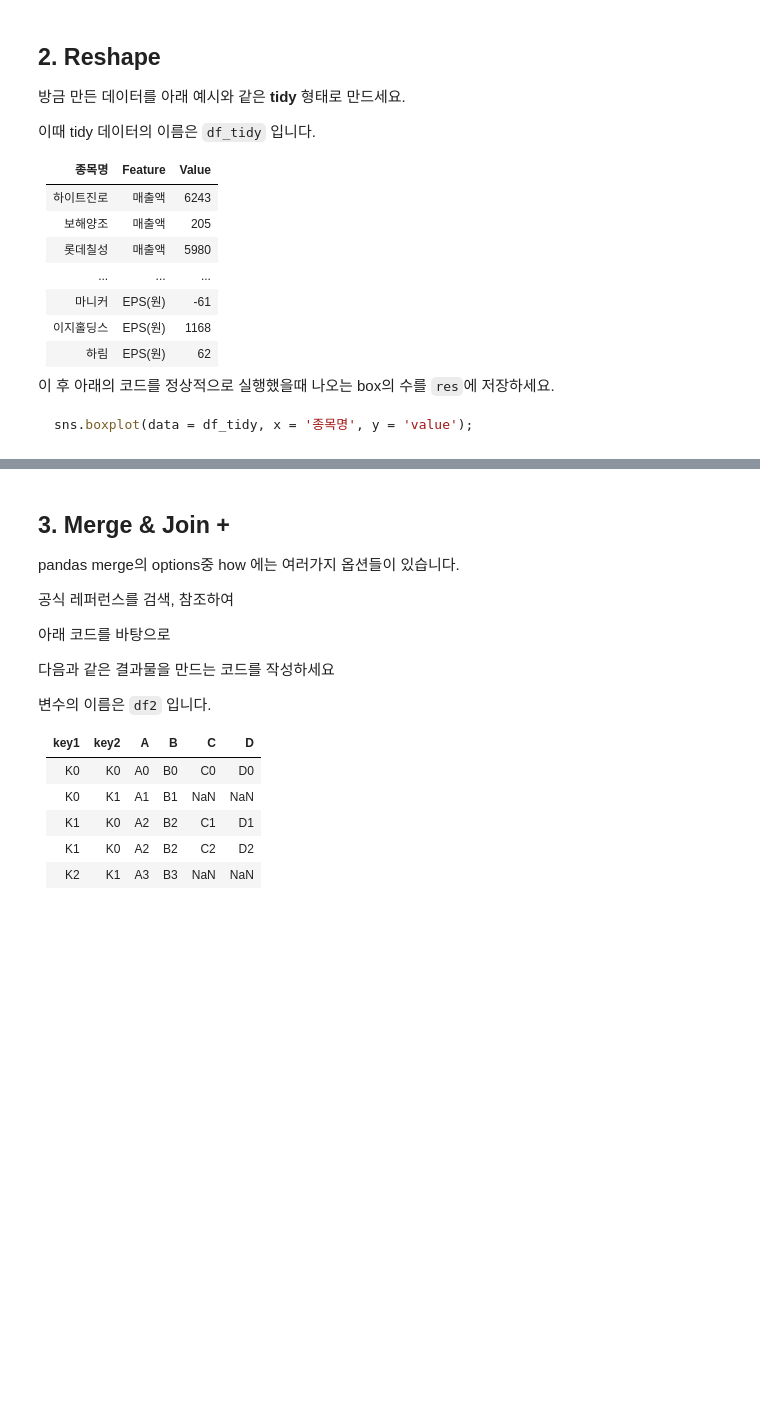
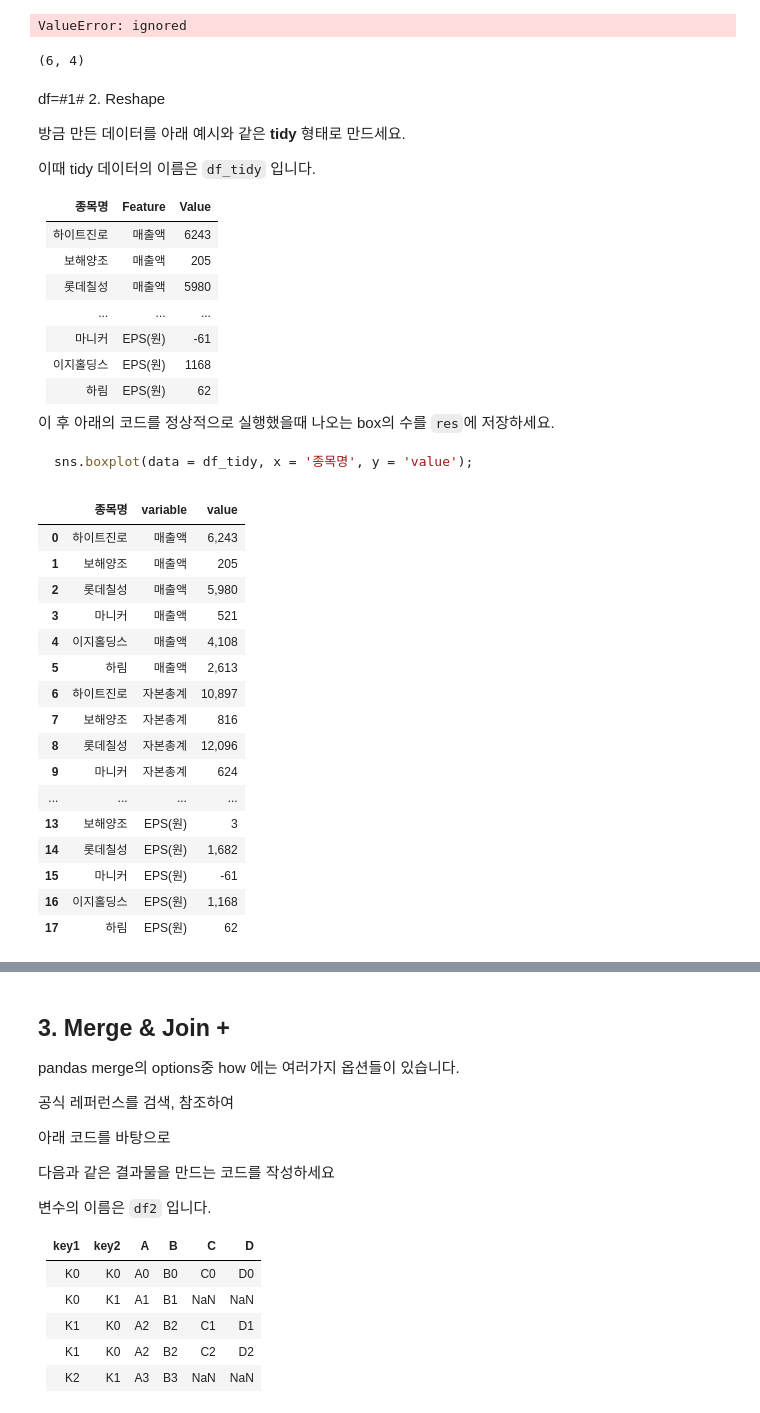
Before and after one commit to ttogle918/ds-zip, a Jupyter notebook: n113-data-manipulation/n113a-data-manipulation.ipynb, the cells around one changed output, grey strips where cells are left out. Saved outputs shown, nothing was run; the diff lists cells and outputs as text; code cells hidden in the pictures; blank space fills up the shorter version.

````diff
--- a/n113-data-manipulation/n113a-data-manipulation.ipynb
+++ b/n113-data-manipulation/n113a-data-manipulation.ipynb
@@ -56,3 +56,22 @@ df1 = pd.read_csv(urlhead + '000080.csv')
 - 합친 이후의 index를 종목명으로 설정 및 drop
 
 이라는 단계를 거치면 될겁니다.
+# %%
+import pandas as pd
+
+stock_url = 'https://ds-lecture-data.s3.ap-northeast-2.amazonaws.com/stocks/'
+
+# a = pd.read_csv(data_url + '000080.csv')
+# a= a.transpose()
+
+# new_header = a.iloc[0]
+# a = a[1:]
+# a.columns = new_header
+
+def df_load(df_url):
+    df = pd.read_csv(stock_url + df_url).transpose()
+    new_header = df.iloc[0]
+    df = df[1:]
+    df.columns = new_header
+
+    return df[-1:]
@@ -59,5 +89,17 @@ df1 = pd.read_csv(urlhead + '000080.csv')
+# %%
+df1.reset_index(drop=True, inplace=True)
+df_type.reset_index(drop=True, inplace=True)
+df = pd.concat([df1, df_type], axis = 1)
+df
+# %% [output]
+ValueError: ignored
+# %%
+df.shape
+# %% [output]
+(6, 4)
 # %% [markdown]
-## 2. Reshape
+
+df=#1# 2. Reshape
 
 방금 만든 데이터를 아래 예시와 같은 **tidy** 형태로 만드세요.
 
@@ -78,3 +120,25 @@ df1 = pd.read_csv(urlhead + '000080.csv')
 ```python
 sns.boxplot(data = df_tidy, x = '종목명', y = 'value');
 ```
+# %%
+# tidy_temp = df.set_index('종목명')
+df_tidy = df.melt(id_vars = '종목명', value_vars = ['매출액', '자본총계','EPS(원)'])
+df_tidy
+# %% [output]
+|  | 종목명 | variable | value |
+| 0 | 하이트진로 | 매출액 | 6,243 |
+| 1 | 보해양조 | 매출액 | 205 |
+| 2 | 롯데칠성 | 매출액 | 5,980 |
+| 3 | 마니커 | 매출액 | 521 |
+| 4 | 이지홀딩스 | 매출액 | 4,108 |
+| 5 | 하림 | 매출액 | 2,613 |
+| 6 | 하이트진로 | 자본총계 | 10,897 |
+| 7 | 보해양조 | 자본총계 | 816 |
+| 8 | 롯데칠성 | 자본총계 | 12,096 |
+| 9 | 마니커 | 자본총계 | 624 |
+| ... | ... | ... | ... |
+| 13 | 보해양조 | EPS(원) | 3 |
+| 14 | 롯데칠성 | EPS(원) | 1,682 |
+| 15 | 마니커 | EPS(원) | -61 |
+| 16 | 이지홀딩스 | EPS(원) | 1,168 |
+| 17 | 하림 | EPS(원) | 62 |
````
Also changed, not shown: parts of 17 cells of this notebook.
